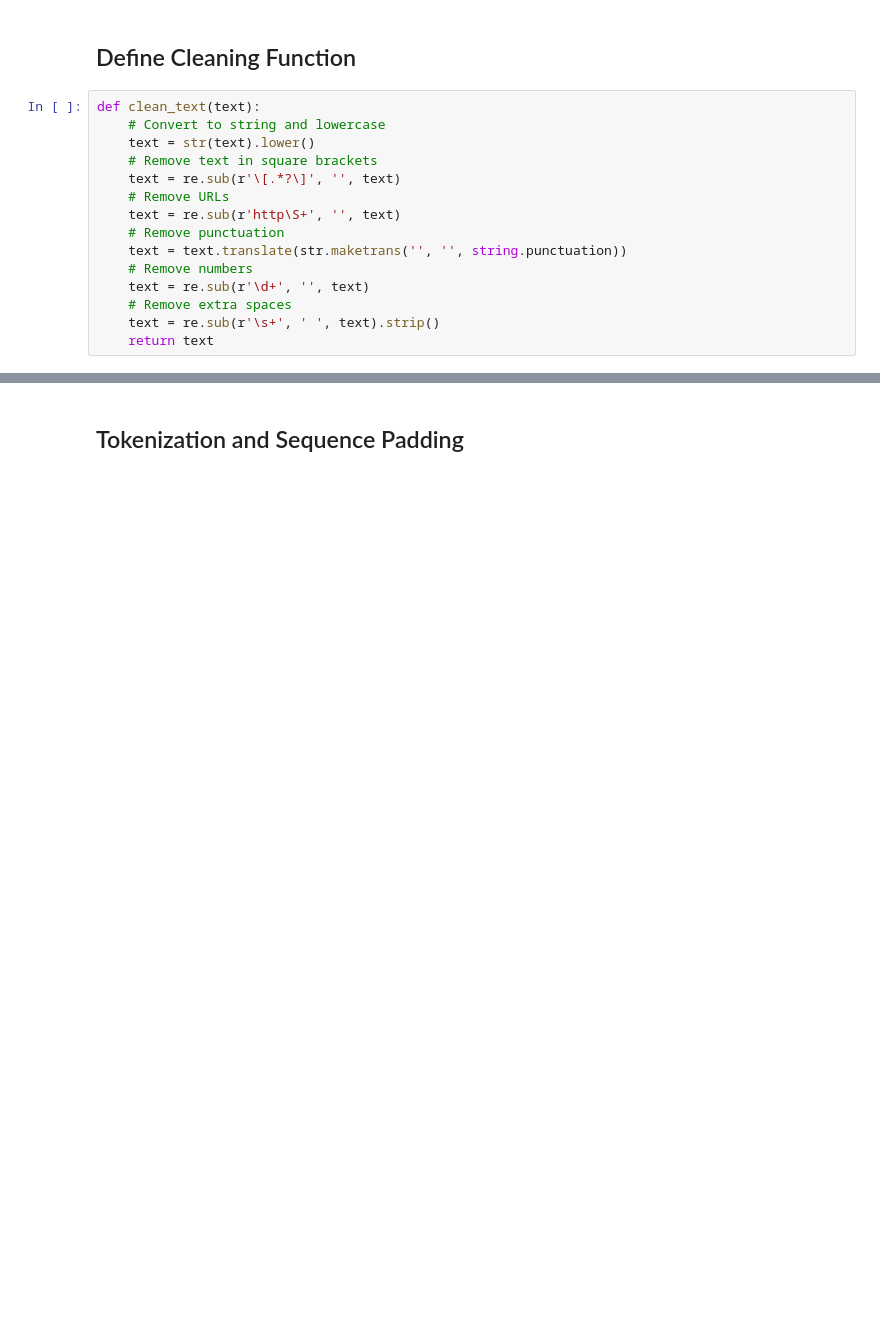
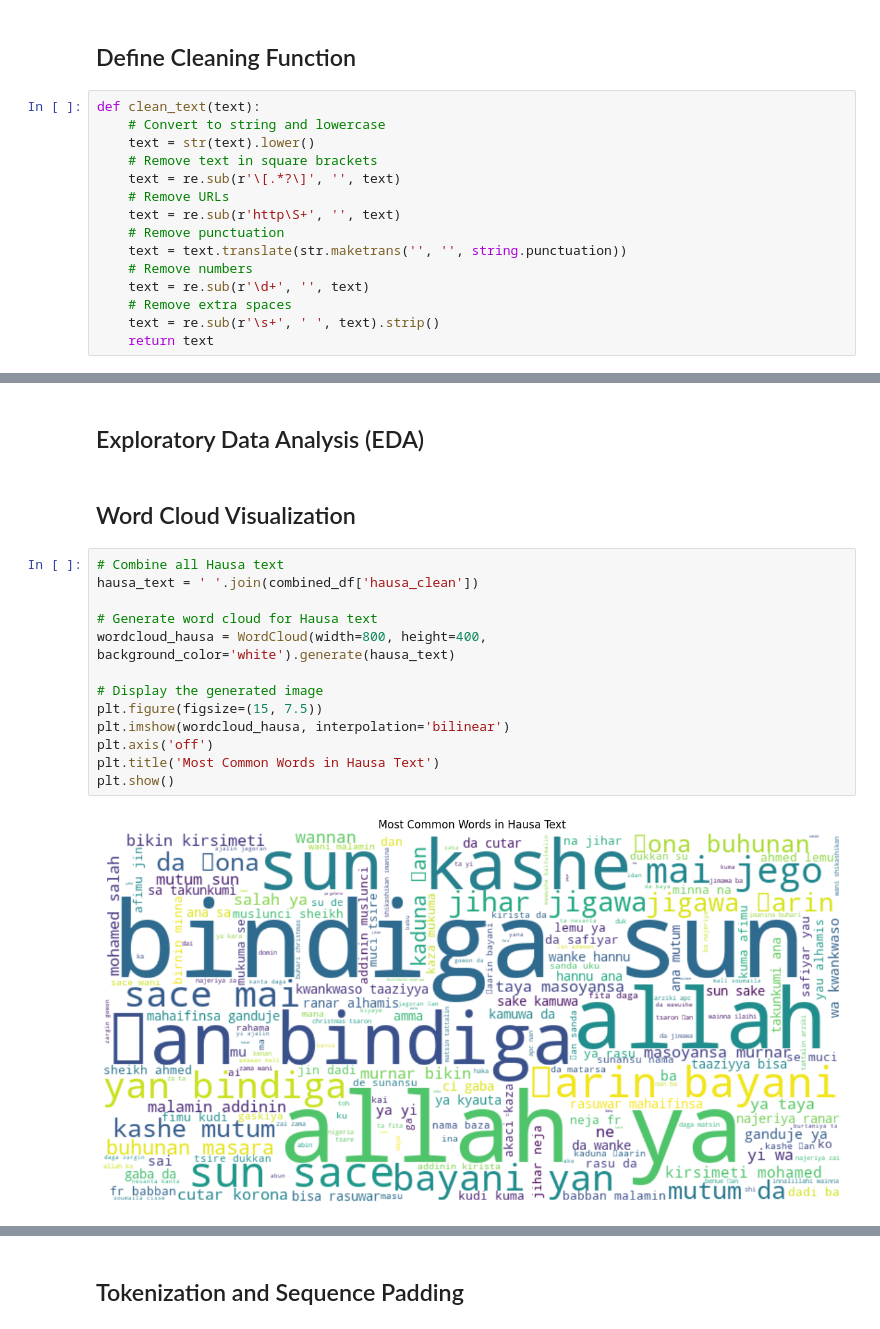
Before and after one commit to thedavidemmanuel/Hausa-English-Translation-Model, a Jupyter notebook: hausatranslation.ipynb, the cells around one changed output, grey strips where cells are left out. Cells and saved outputs as stored; diff of their text form; blank space fills up the shorter version.

```diff
--- a/hausatranslation.ipynb
+++ b/hausatranslation.ipynb
@@ -143,0 +182,19 @@ Total samples after cleaning: 579
+# %% [markdown]
+## Exploratory Data Analysis (EDA)
+# %% [markdown]
+## Word Cloud Visualization
+# %%
+# Combine all Hausa text
+hausa_text = ' '.join(combined_df['hausa_clean'])
+
+# Generate word cloud for Hausa text
+wordcloud_hausa = WordCloud(width=800, height=400, background_color='white').generate(hausa_text)
+
+# Display the generated image
+plt.figure(figsize=(15, 7.5))
+plt.imshow(wordcloud_hausa, interpolation='bilinear')
+plt.axis('off')
+plt.title('Most Common Words in Hausa Text')
+plt.show()
+# %% [output]
+[figure, added]
```
Also changed, not shown: parts of 37 cells of this notebook, 1 other file.
